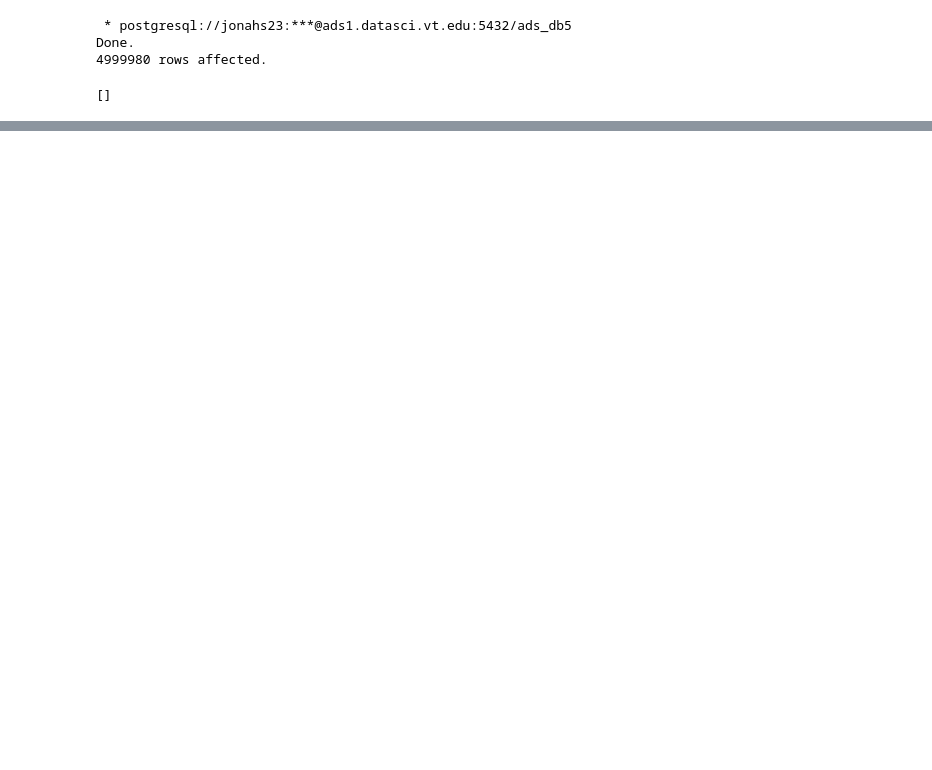
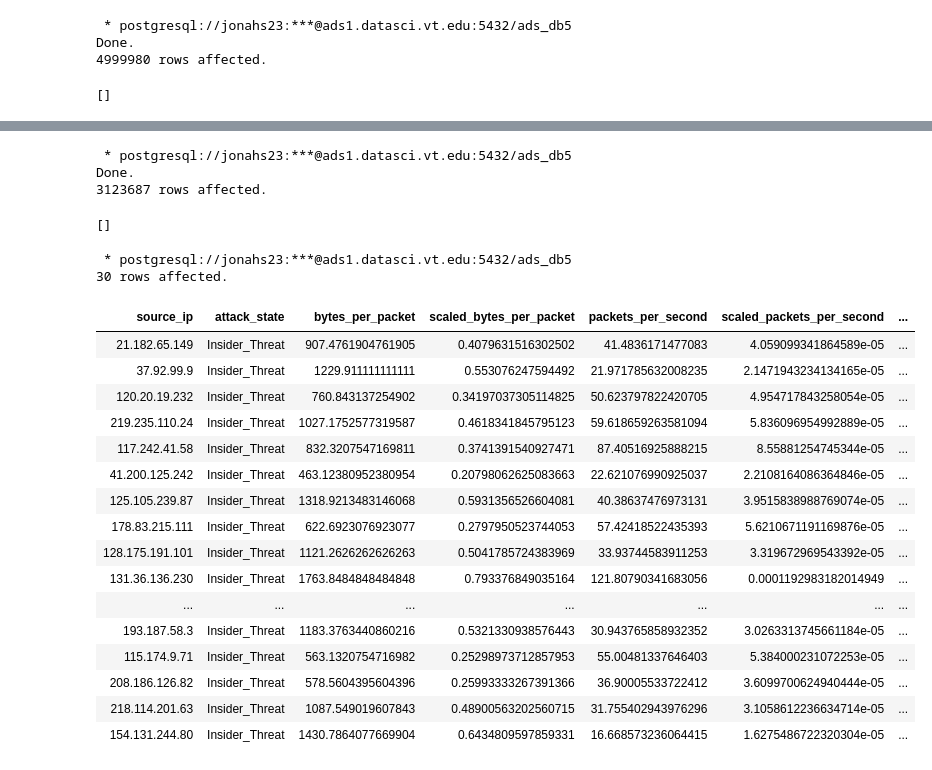
Before and after one commit to Jonah-Schep5/networkInstrusion, a Jupyter notebook: data_preparation.ipynb, the cells around one changed output, grey strips where cells are left out. Cells and saved outputs as stored; diff of their text form; code cells hidden in the pictures; blank space fills up the shorter version.

```diff
--- a/data_preparation.ipynb
+++ b/data_preparation.ipynb
@@ -199,0 +227,70 @@ LIMIT 5;
+# %%
+%%sql
+ALTER TABLE {username}.network_traffic_history_itd
+ADD COLUMN IF NOT EXISTS scaled_bytes_per_packet FLOAT,
+ADD COLUMN IF NOT EXISTS scaled_packets_per_second FLOAT;
+
+UPDATE {username}.network_traffic_history_itd
+SET
+    scaled_bytes_per_packet =
+        (bytes_per_packet - (SELECT MIN(bytes_per_packet)
+                             FROM {username}.network_traffic_history_itd
+                             WHERE off_hours = 1))
+        /
+        NULLIF((SELECT MAX(bytes_per_packet)
+                FROM {username}.network_traffic_history_itd
+                WHERE off_hours = 1) -
+               (SELECT MIN(bytes_per_packet)
+                FROM {username}.network_traffic_history_itd
+                WHERE off_hours = 1), 0),
+
+    scaled_packets_per_second =
+        (packets / duration - (SELECT MIN(packets / duration)
+                               FROM {username}.network_traffic_history_itd
+                               WHERE off_hours = 1))
+        /
+        NULLIF((SELECT MAX(packets / duration)
+                FROM {username}.network_traffic_history_itd
+                WHERE off_hours = 1) -
+               (SELECT MIN(packets / duration)
+                FROM {username}.network_traffic_history_itd
+                WHERE off_hours = 1), 0)
+WHERE off_hours = 1;
+# %% [output]
+ * postgresql://jonahs23:***@ads1.datasci.vt.edu:5432/ads_db5
+Done.
+3123687 rows affected.
+[]
+# %%
+%%sql
+SELECT
+    source_ip,
+    attack_state,
+    bytes_per_packet,
+    scaled_bytes_per_packet,
+    packets / duration as packets_per_second,
+    scaled_packets_per_second,
+    off_hours
+FROM {username}.network_traffic_history_itd
+WHERE off_hours = 1 AND attack_state = 'Insider_Threat'
+LIMIT 30;
+# %% [output]
+ * postgresql://jonahs23:***@ads1.datasci.vt.edu:5432/ads_db5
+30 rows affected.
+| source_ip | attack_state | bytes_per_packet | scaled_bytes_per_packet | packets_per_second | scaled_packets_per_second | ... |
+| 21.182.65.149 | Insider_Threat | 907.4761904761905 | 0.4079631516302502 | 41.4836171477083 | 4.059099341864589e-05 | ... |
+| 37.92.99.9 | Insider_Threat | 1229.911111111111 | 0.553076247594492 | 21.971785632008235 | 2.1471943234134165e-05 | ... |
+| 120.20.19.232 | Insider_Threat | 760.843137254902 | 0.34197037305114825 | 50.623797822420705 | 4.954717843258054e-05 | ... |
+| 219.235.110.24 | Insider_Threat | 1027.1752577319587 | 0.4618341845795123 | 59.618659263581094 | 5.836096954992889e-05 | ... |
+| 117.242.41.58 | Insider_Threat | 832.3207547169811 | 0.3741391540927471 | 87.40516925888215 | 8.55881254745344e-05 | ... |
+| 41.200.125.242 | Insider_Threat | 463.12380952380954 | 0.20798062625083663 | 22.621076990925037 | 2.2108164086364846e-05 | ... |
+| 125.105.239.87 | Insider_Threat | 1318.9213483146068 | 0.5931356526604081 | 40.38637476973131 | 3.9515838988769074e-05 | ... |
+| 178.83.215.111 | Insider_Threat | 622.6923076923077 | 0.2797950523744053 | 57.42418522435393 | 5.6210671191169876e-05 | ... |
+| 128.175.191.101 | Insider_Threat | 1121.2626262626263 | 0.5041785724383969 | 33.93744583911253 | 3.319672969543392e-05 | ... |
+| 131.36.136.230 | Insider_Threat | 1763.8484848484848 | 0.793376849035164 | 121.80790341683056 | 0.0001192983182014949 | ... |
+| ... | ... | ... | ... | ... | ... | ... |
+| 193.187.58.3 | Insider_Threat | 1183.3763440860216 | 0.5321330938576443 | 30.943765858932352 | 3.0263313745661184e-05 | ... |
+| 115.174.9.71 | Insider_Threat | 563.1320754716982 | 0.25298973712857953 | 55.00481337646403 | 5.384000231072253e-05 | ... |
+| 208.186.126.82 | Insider_Threat | 578.5604395604396 | 0.25993333267391366 | 36.90005533722412 | 3.6099700624940444e-05 | ... |
+| 218.114.201.63 | Insider_Threat | 1087.549019607843 | 0.48900563202560715 | 31.755402943976296 | 3.1058612236634714e-05 | ... |
+| 154.131.244.80 | Insider_Threat | 1430.7864077669904 | 0.6434809597859331 | 16.668573236064415 | 1.6275486722320304e-05 | ... |
```
Also changed, not shown: parts of 14 cells of this notebook, 1 other file.
